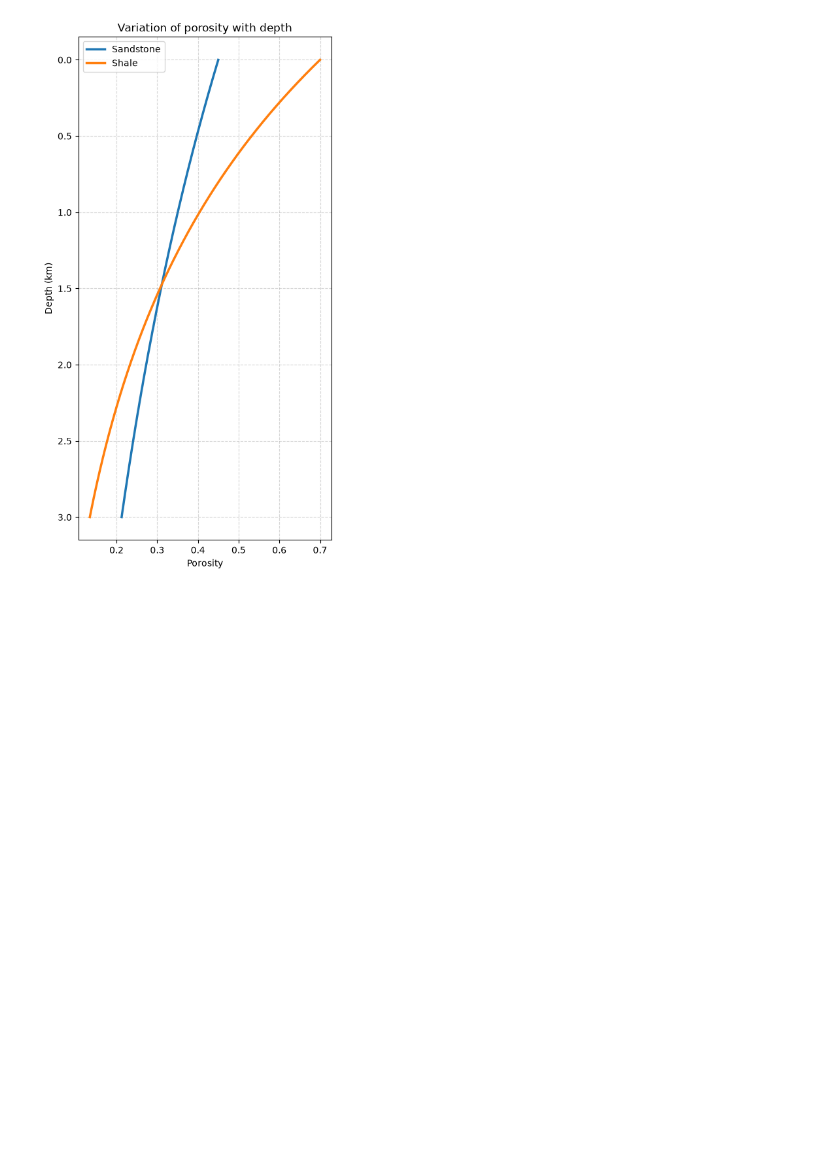
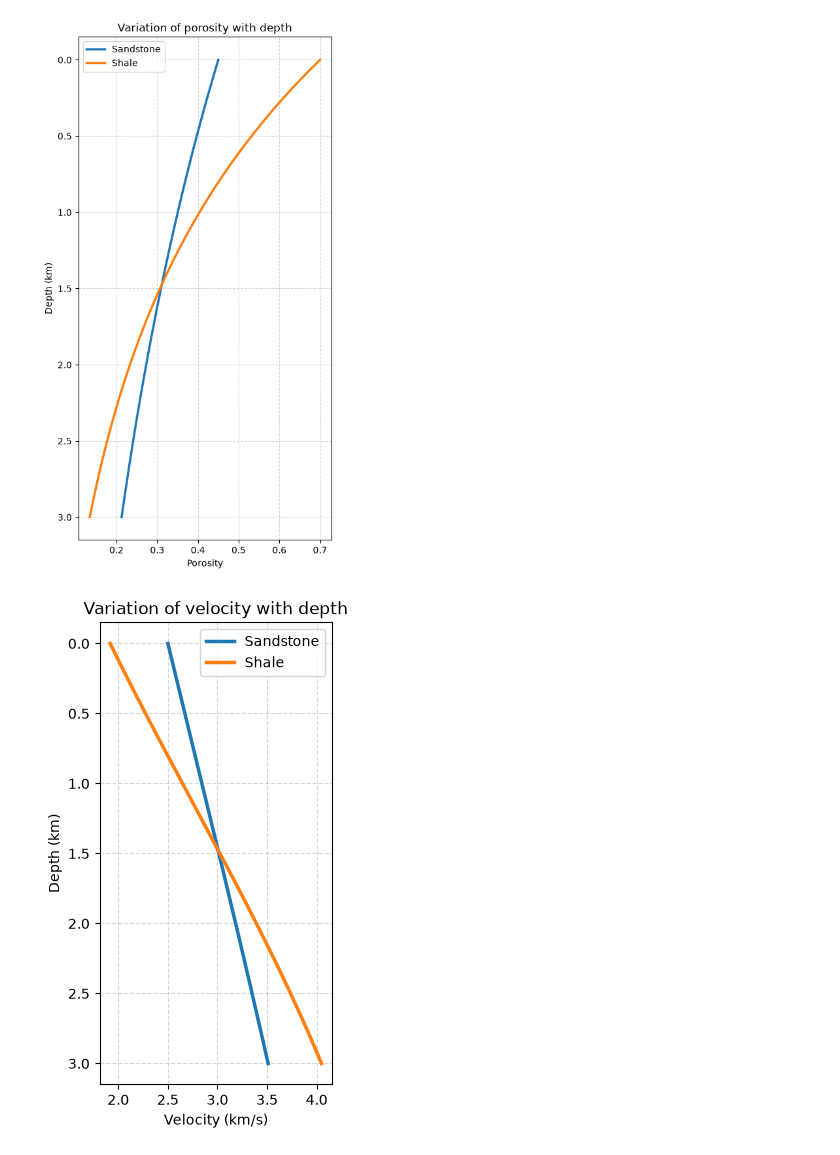
Before and after one commit to lifeispeaceful49/SubsurfaceImagingMethods, a Jupyter notebook: Tutorial1.ipynb, the cells around one changed output. Cells and saved outputs as stored; diff of their text form; code cells hidden in the pictures; blank space fills up the shorter version.

```diff
--- a/Tutorial1.ipynb
+++ b/Tutorial1.ipynb
@@ -226,3 +226,25 @@ plt.legend()
 plt.show()
 # %% [output]
 [figure]
+# %%
+vf = 1.5
+vm = 5.5
+
+v = (phi / vf) + ((1 - phi) / vm)
+v = 1/v
+
+v_shale = (phi_mud / vf) + ((1 - phi_mud) / vm)
+v_shale = 1 / v_shale
+
+plt.figure(figsize=(3,6))
+plt.plot(v, dpt, lw = 2.5, label = "Sandstone")
+plt.plot(v_shale, dpt, lw = 2.5, label = "Shale")
+plt.xlabel("Velocity (km/s)")
+plt.ylabel("Depth (km)")
+plt.gca().invert_yaxis()
+plt.grid("True", alpha = 0.5, ls = "--")
+plt.title("Variation of velocity with depth")
+plt.legend()
+plt.show()
+# %% [output]
+[figure, added]
```
